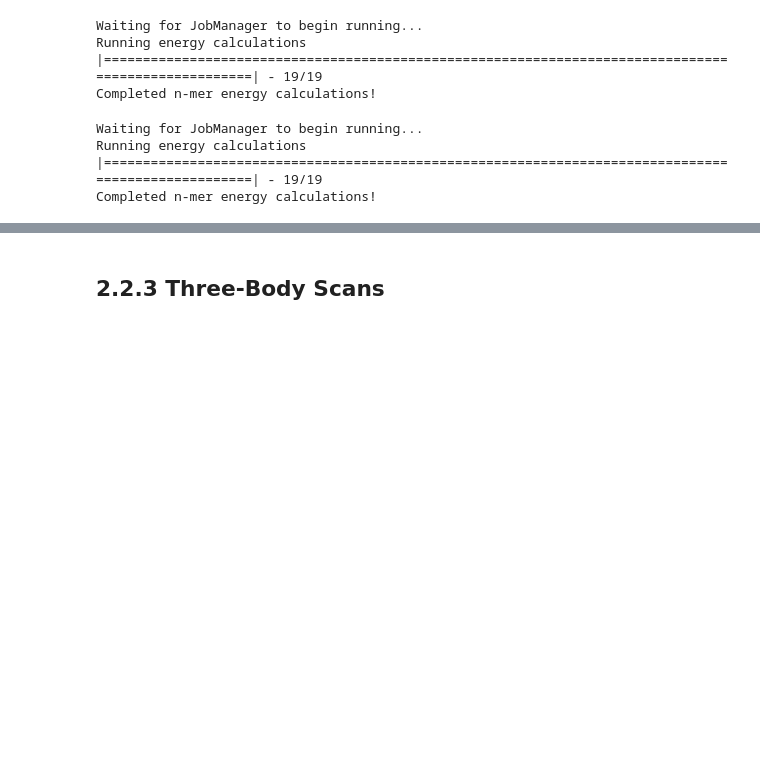
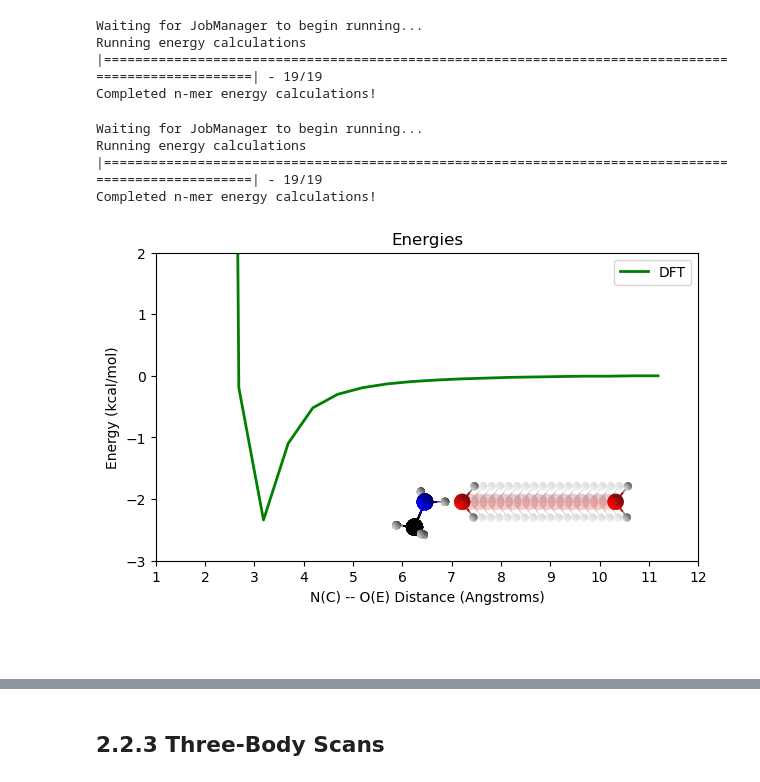
Before and after one commit to PolyachenkoYA/QDMS_2025, a Jupyter notebook: tutorials/2_Many-Body_Model_Build-Along/Tutorial_2_inputs.ipynb, the cells around one changed output, grey strips where cells are left out. Drawn from its saved outputs; the diff is of its cells as text; code cells hidden in the pictures; blank space fills up the shorter version.

```diff
--- a/tutorials/2_Many-Body_Model_Build-Along/Tutorial_2_inputs.ipynb
+++ b/tutorials/2_Many-Body_Model_Build-Along/Tutorial_2_inputs.ipynb
@@ -490,3 +493,14 @@ compound_to_commented_xyz.descriptor_sequence().writer(scan_2b_energies_3_path,
 Waiting for JobManager to begin running...
 Running energy calculations |====================================================================================================| - 19/19
 Completed n-mer energy calculations!
+# %%
+plot_scan(
+        scan_2b_1,
+        {"DFT": [(e[(0, 1)] - energies_2b_1[-1][(0,1)])*constants.au_to_kcal for e in energies_2b_1]},
+        4,
+        7,
+        title="Energies",
+        ymax=2
+)
+# %% [output]
+[figure, added]
```
Also changed, not shown: parts of 6 cells of this notebook.
